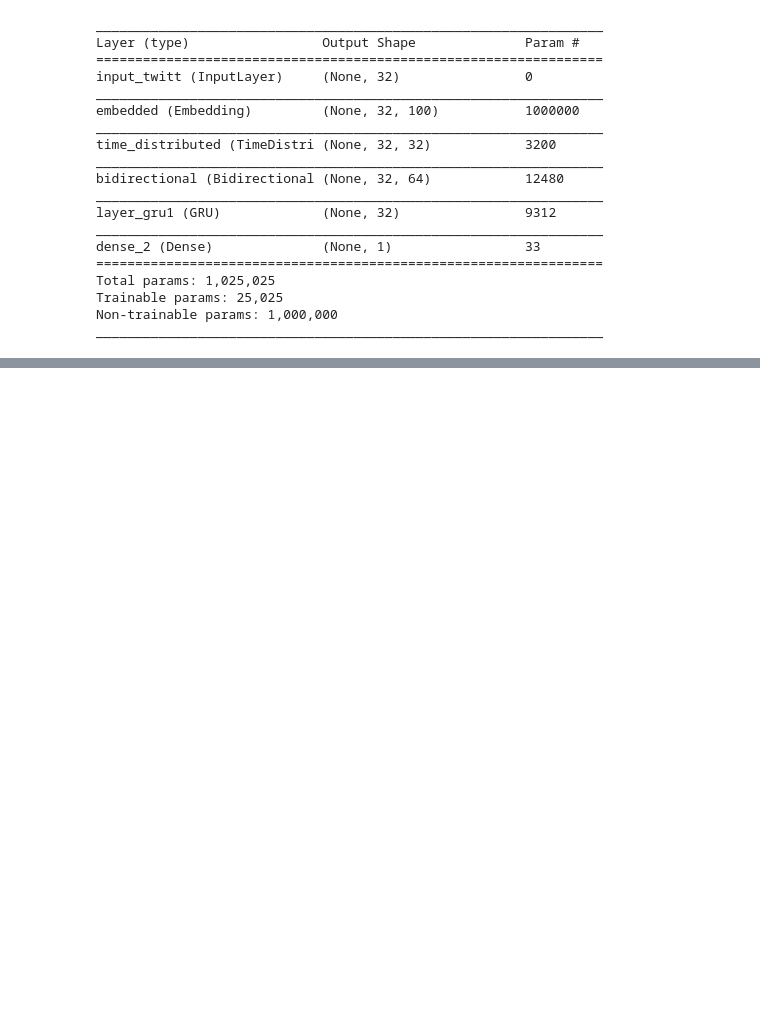
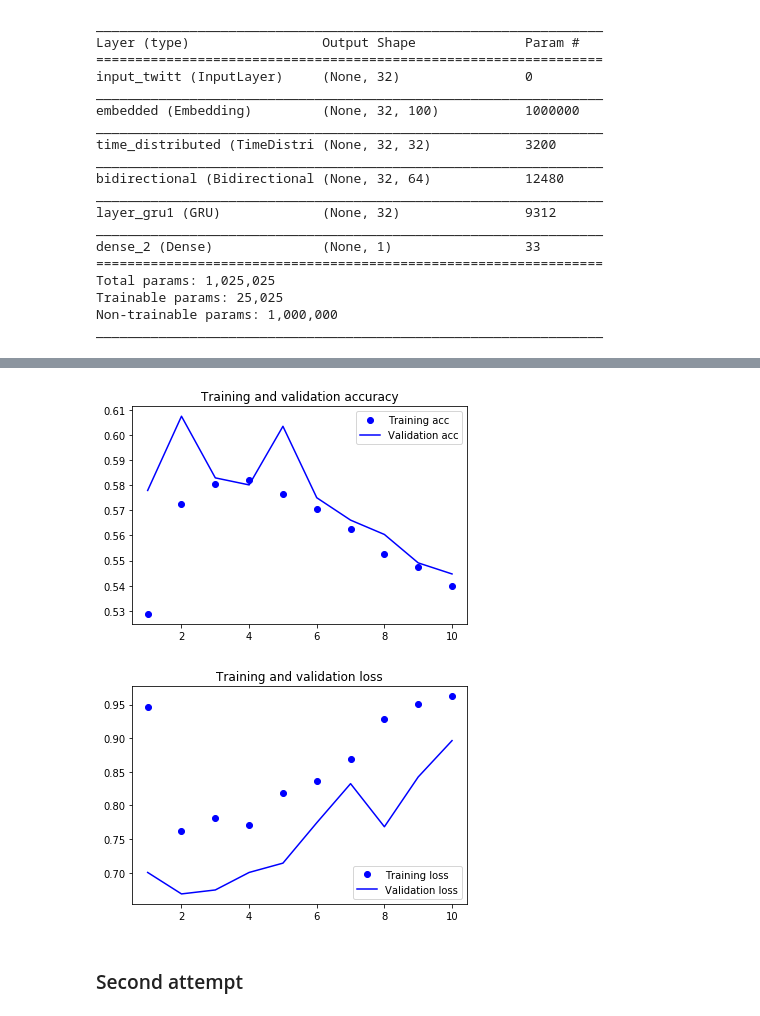
Before and after one commit to oadoriaa/trainningtwits, a Jupyter notebook: TraininNN4Twits.ipynb, the cells around one changed output, grey strips where cells are left out. Drawn from its saved outputs; the diff is of its cells as text; code cells hidden in the pictures; blank space fills up the shorter version.

```diff
--- a/TraininNN4Twits.ipynb
+++ b/TraininNN4Twits.ipynb
@@ -179,0 +198,8 @@ validation_samples = 10000
+# %%
+h5_data_twitter = h5py.File('data_twitter.h5','r')
+data = h5_data_twitter['data'][:]
+labels = h5_data_twitter['labels'][:]
+h5_data_twitter.close()
+
+training_samples = 100000
+validation_samples = 10000
@@ -180,14 +213,7 @@ validation_samples = 10000
 # %%
-#X_train, X_val, Y_train, Y_val = train_test_split(data,labels,
-#                                                  test_size=validation_samples,
-#                                                  train_size = training_samples,
-#                                                  random_state = 1234,
-#                                                  shuffle = True,
-#                                                  stratify = labels)
-
 X_train, X_val, Y_train, Y_val = train_test_split(data,labels,
                                                   test_size=0.2,
-                                                  train_size = 0.8,
+                                                  #train_size = 0.8,
                                                   random_state = 1234,
                                                   shuffle = True,
                                                   stratify = labels)
@@ -363,0 +518,10 @@ predictions = Dense(1, activation='sigmoid')(x)`
+# %%
+hist_conv_model = conv_model.fit(X_train,
+                                 Y_train,
+                                 epochs = 10,
+                                 batch_size = 32,
+                                 validation_data=(X_val,Y_val),
+                                 verbose=False)
+# %%
+get_model_results(hist_conv_model)
+# %% [output]
@@ -363,0 +530,4 @@ predictions = Dense(1, activation='sigmoid')(x)`
+[figure, added]
+[figure, added]
+# %% [markdown]
+### Second attempt
```
Also changed, not shown: parts of 36 cells of this notebook.
